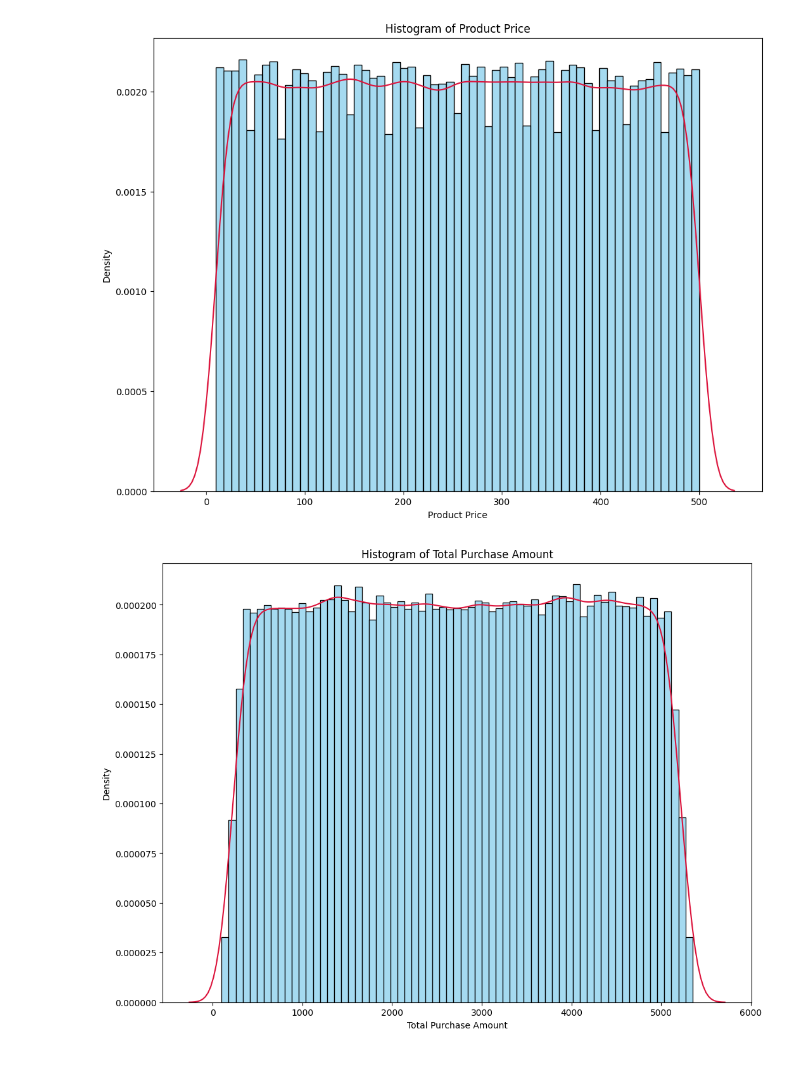
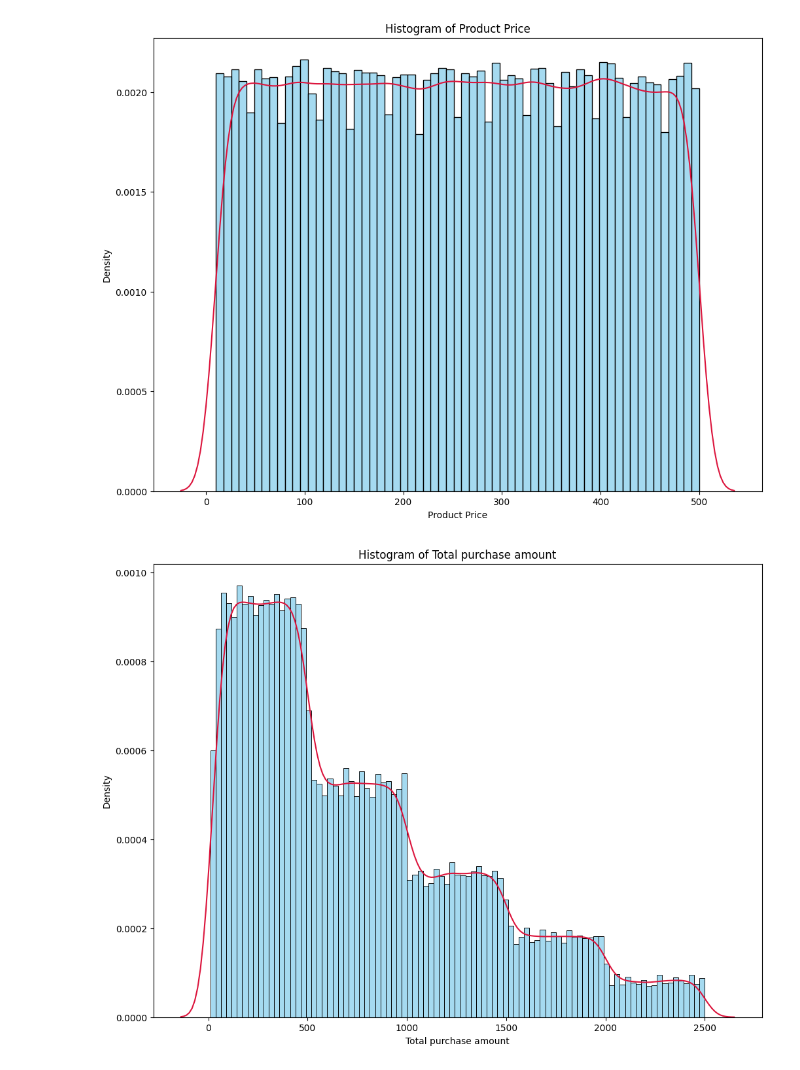
Before and after one commit to Zinuuu22/E-comer_customer_behave, a Jupyter notebook: ecom_visual.ipynb, the cells around one changed output. Cells and saved outputs as stored; diff of their text form; code cells hidden in the pictures.

```diff
--- a/ecom_visual.ipynb
+++ b/ecom_visual.ipynb
@@ -3,7 +3,7 @@ import pandas as pd
 from matplotlib import pyplot as plt
 import seaborn as sns
 # %%
-data = pd.read_csv(r'C:\Cheynhen\Python\Dataset\e-commerce\ecommerce_customer_data_large_cleaned.csv')
+data = pd.read_csv(r'C:\Cheynhen\Python\Dataset\e-commerce\Finaldata_Adjusted_Income_Product_Ratio_Dataset_Cleaned.csv')
 
 data_info = data.info()
 data_head = data.head()
@@ -49,15 +47,16 @@ memory usage: 22.9+ MB
 # %%
-kinda_continuous = data.select_dtypes(include=['int64', 'float64']).drop(columns=['Customer ID', 'Quantity', 'Returns', 'Churn'])
+kinda_continuous = data.select_dtypes(include=['int64', 'float64']).drop(columns=['Customer ID', 'Quantity', 'Returns',
+                                                                                   'Gender', 'Product Category', 'Payment Method'])
 
 for col in kinda_continuous.columns:
   plt.figure(figsize=(12,9))
   ax = sns.histplot(kinda_continuous, x=col, color='skyblue', kde=False, stat='density')
   sns.kdeplot(kinda_continuous,x=col, color='crimson', ax=ax)
   plt.title(f'Histogram of {col}')
   plt.xlabel(col)
   plt.ylabel('Density')
 
   plt.show()
 # %% [output]
-[figure, old version]
+[figure, new version]
-[figure, old version]
+[figure, new version]
```
Also changed, not shown: parts of 5 cells of this notebook.
